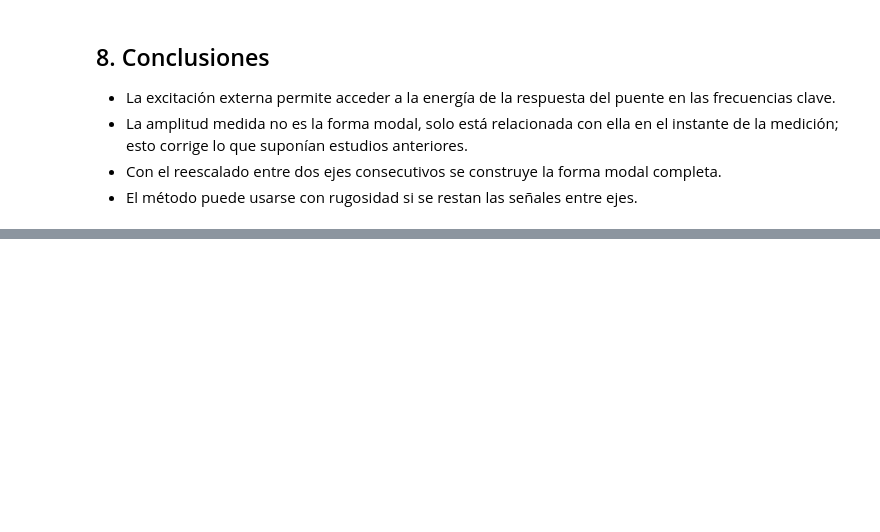
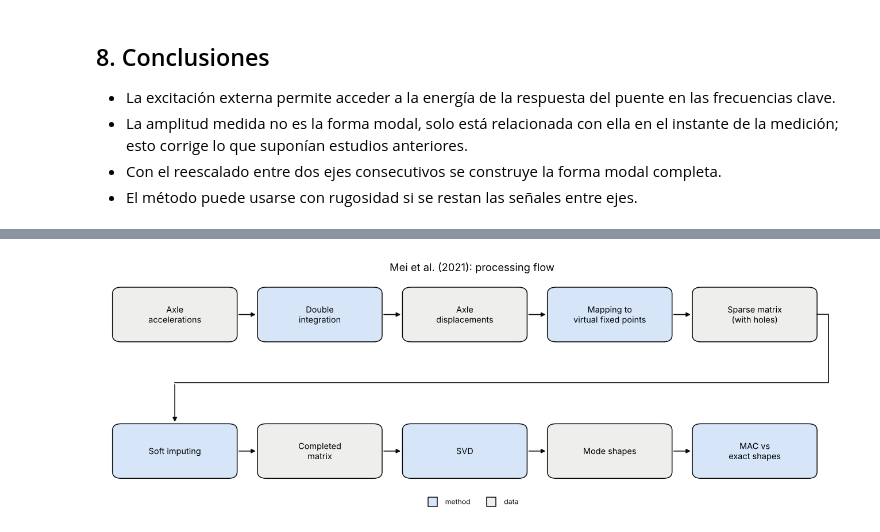
Before and after one commit to 25adiaz-apps/assignment-3-machine-learning, a Jupyter notebook: literature-review/revision-papers/resumenes_papers.ipynb, the cells around one changed output, grey strips where cells are left out. Saved outputs shown, nothing was run; the diff lists cells and outputs as text; code cells hidden in the pictures; blank space fills up the shorter version.

Commit message:
Add Mei et al. (2021) summary with assumptions, results and figures
Co-Authored-By: Claude Opus 5.5 <noreply@anthropic.com>
Claude-Session: https://claude.ai/code/session_01ER6toXZwCFLGk3arJZsFg2

```diff
--- a/literature-review/revision-papers/resumenes_papers.ipynb
+++ b/literature-review/revision-papers/resumenes_papers.ipynb
@@ -329,0 +355,54 @@ En cada instante los dos ejes ven el mismo tamaño de vibración $q(t)$, así qu
+# %%
+# Figure 1: Mei et al. (2021) processing flow (two rows of five boxes)
+LIGHT_GRAY, LIGHT_BLUE = "#eeeeec", "#d6e6f8"
+flow_steps = [
+    ("Axle\naccelerations", LIGHT_GRAY),
+    ("Double\nintegration", LIGHT_BLUE),
+    ("Axle\ndisplacements", LIGHT_GRAY),
+    ("Mapping to\nvirtual fixed points", LIGHT_BLUE),
+    ("Sparse matrix\n(with holes)", LIGHT_GRAY),
+    ("Soft imputing", LIGHT_BLUE),
+    ("Completed\nmatrix", LIGHT_GRAY),
+    ("SVD", LIGHT_BLUE),
+    ("Mode shapes", LIGHT_GRAY),
+    ("MAC vs\nexact shapes", LIGHT_BLUE),
+]
+box_w, box_h = 0.82, 0.46
+row_y = [1.85, 0.6]
+col_x = [0.5, 1.5, 2.5, 3.5, 4.5]
+
+fig, ax = plt.subplots(figsize=(12, 4.2))
+centres = []
+for i, (label, color) in enumerate(flow_steps):
+    cx, cy = col_x[i % 5], row_y[i // 5]
+    centres.append((cx, cy))
+    ax.add_patch(patches.FancyBboxPatch((cx - box_w / 2, cy - box_h / 2), box_w, box_h,
+                                        boxstyle="round,pad=0.02,rounding_size=0.06",
+                                        facecolor=color, edgecolor=COLOR_TRUE, lw=1))
+    ax.text(cx, cy, label, ha="center", va="center", fontsize=9.5)
+
+arrow = dict(arrowstyle="-|>", color=COLOR_TRUE, lw=1.1)
+for i in range(9):
+    if i == 4:
+        continue
+    (x0, y0), (x1, y1) = centres[i], centres[i + 1]
+    ax.annotate("", xy=(x1 - box_w / 2 - 0.02, y1), xytext=(x0 + box_w / 2 + 0.02, y0),
+                arrowprops=arrow)
+x_right, y_mid = col_x[4] + box_w / 2 + 0.1, (row_y[0] + row_y[1]) / 2
+ax.plot([col_x[4] + box_w / 2 + 0.02, x_right, x_right, col_x[0], col_x[0]],
+        [row_y[0], row_y[0], y_mid, y_mid, y_mid], color=COLOR_TRUE, lw=1.1)
+ax.annotate("", xy=(col_x[0], row_y[1] + box_h / 2 + 0.02), xytext=(col_x[0], y_mid),
+            arrowprops=arrow)
+ax.plot([], [], "s", ms=10, color=LIGHT_BLUE, mec=COLOR_TRUE, label="method")
+ax.plot([], [], "s", ms=10, color=LIGHT_GRAY, mec=COLOR_TRUE, label="data")
+ax.legend(loc="lower center", bbox_to_anchor=(0.5, -0.08), ncol=2, fontsize=8)
+
+ax.set_xlim(0, 5.1)
+ax.set_ylim(0.2, 2.2)
+ax.axis("off")
+ax.set_title("Mei et al. (2021): processing flow")
+fig.tight_layout()
+fig.savefig(FIG_DIR / "mei2021_flujo.png", dpi=150, bbox_inches="tight")
+plt.show()
+# %% [output]
+[figure, added]
```
Also changed, not shown: parts of 17 cells of this notebook, 5 other files.
